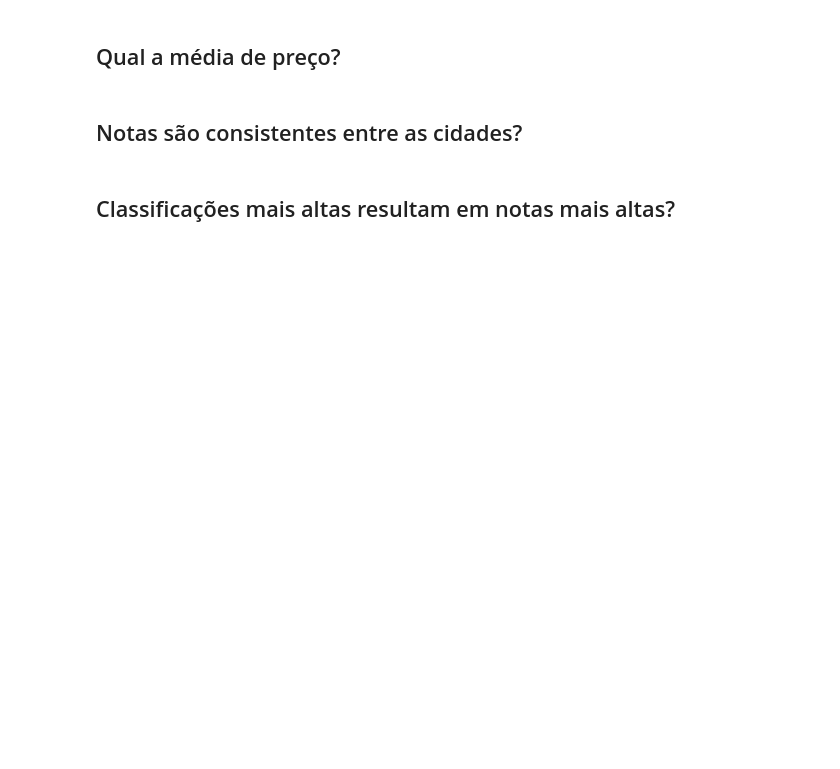
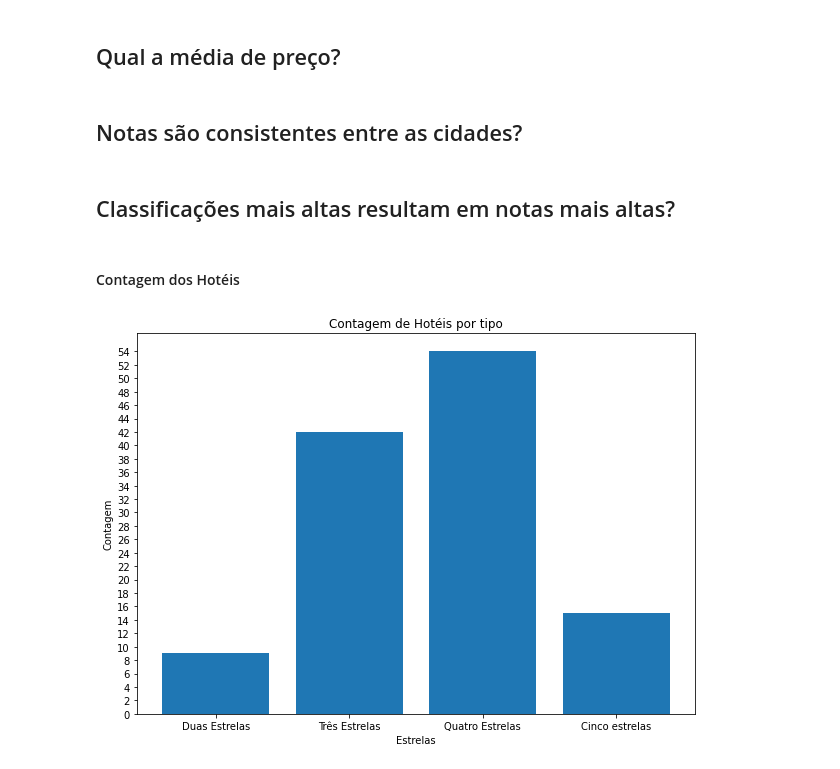
Before and after one commit to vitoriavianna/icd_a2, a Jupyter notebook: main.ipynb, the cells around one changed output. Drawn from its saved outputs; the diff is of its cells as text; code cells hidden in the pictures; blank space fills up the shorter version.

```diff
--- a/main.ipynb
+++ b/main.ipynb
@@ -40,3 +34,18 @@ data
 ## Notas são consistentes entre as cidades?
 # %% [markdown]
 ## Classificações mais altas resultam em notas mais altas?
+# %% [markdown]
+#### Contagem dos Hotéis
+# %%
+fig, ax = plt.subplots(figsize = (10,7))
+
+ax.bar(x = ["Duas Estrelas", "Três Estrelas", "Quatro Estrelas", "Cinco estrelas"],
+       height = data["Hotel star rating"].value_counts(sort = False))
+
+ax.set(title = "Contagem de Hotéis por tipo", xlabel = "Estrelas", ylabel = "Contagem")
+
+plt.yticks(range(0, max(data["Hotel star rating"].value_counts(sort = False)) + 1, 2))
+
+plt.show()
+# %% [output]
+[figure, added]
```
Also changed, not shown: parts of 5 cells of this notebook.
